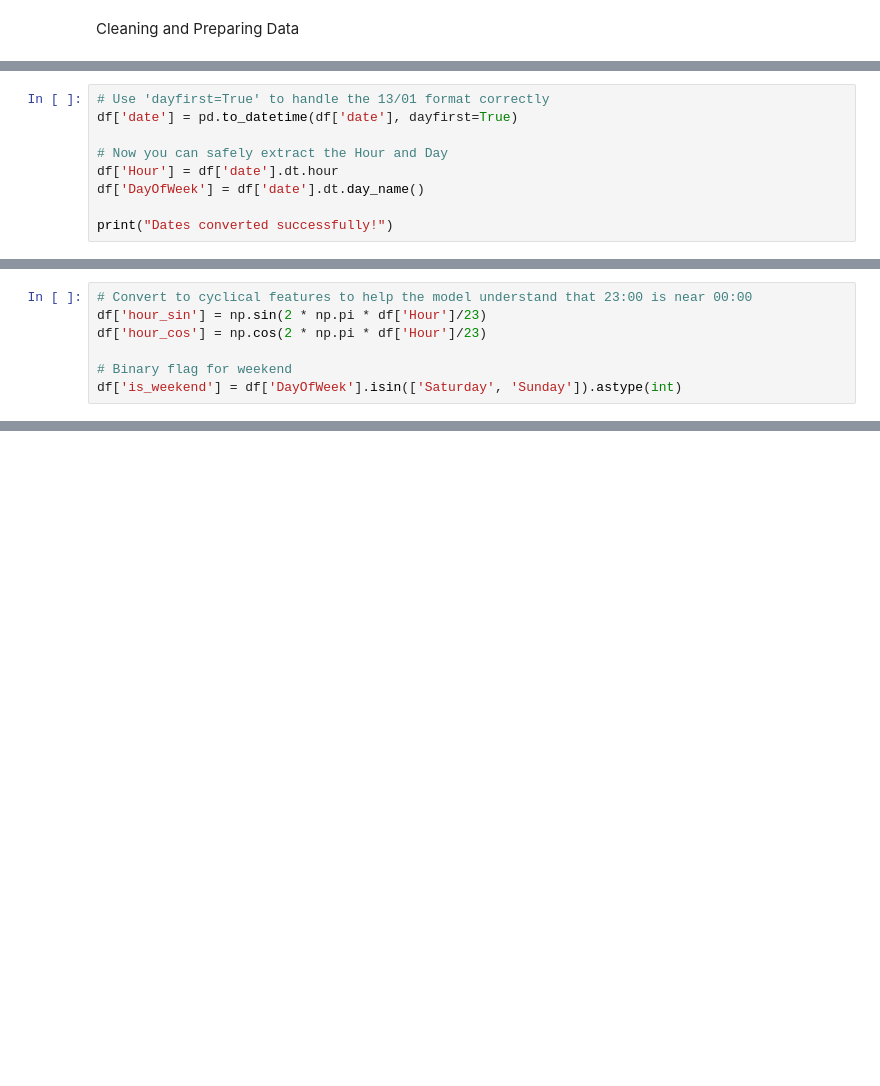
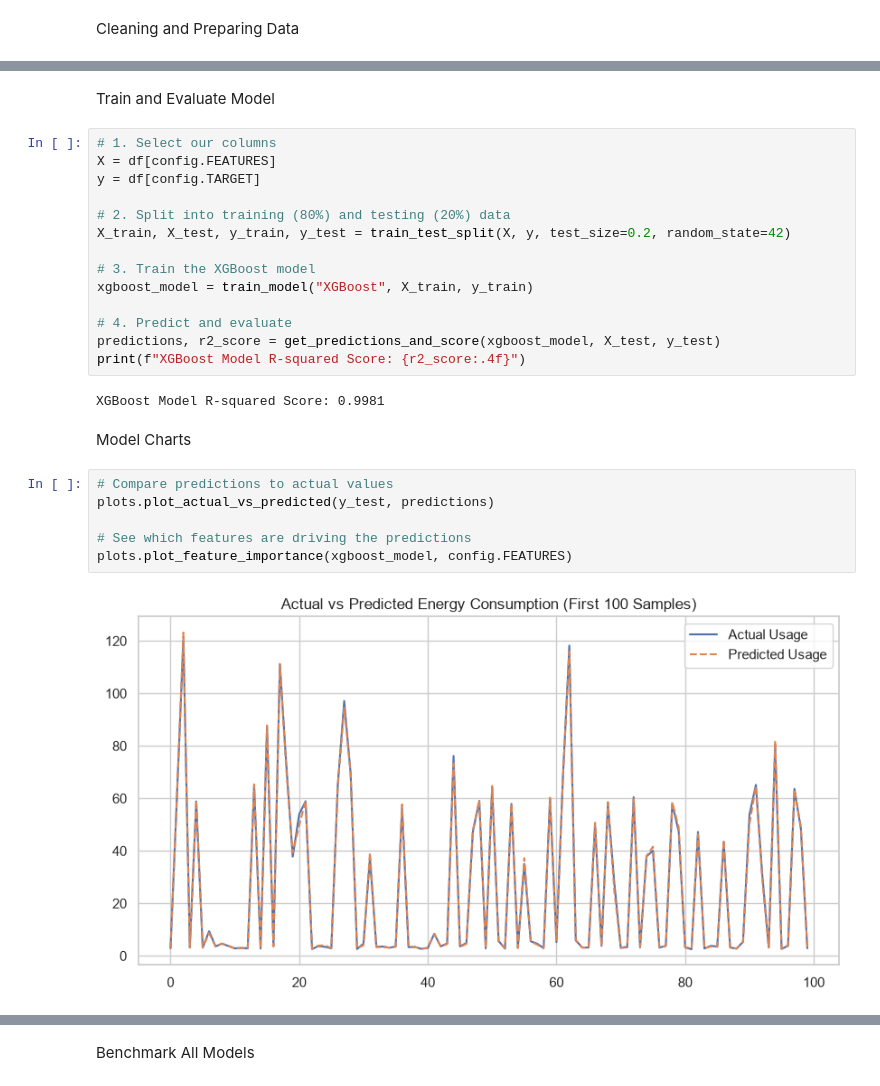
Before and after one commit to uroojey/steel-industry-energy-consumption-analysis, a Jupyter notebook: notebooks/explore.ipynb, the cells around one changed output, grey strips where cells are left out. Drawn from its saved outputs; the diff is of its cells as text; blank space fills up the shorter version.

```diff
--- a/notebooks/explore.ipynb
+++ b/notebooks/explore.ipynb
@@ -43,9 +34,0 @@ plt.show()
-# %%
-# Use 'dayfirst=True' to handle the 13/01 format correctly
-df['date'] = pd.to_datetime(df['date'], dayfirst=True)
-
-# Now you can safely extract the Hour and Day
-df['Hour'] = df['date'].dt.hour
-df['DayOfWeek'] = df['date'].dt.day_name()
-
-print("Dates converted successfully!")
@@ -71,7 +34,0 @@ plt.show()
-# %%
-# Convert to cyclical features to help the model understand that 23:00 is near 00:00
-df['hour_sin'] = np.sin(2 * np.pi * df['Hour']/23)
-df['hour_cos'] = np.cos(2 * np.pi * df['Hour']/23)
-
-# Binary flag for weekend
-df['is_weekend'] = df['DayOfWeek'].isin(['Saturday', 'Sunday']).astype(int)
@@ -167,0 +46,28 @@ plt.show()
+# %% [markdown]
+Train and Evaluate Model
+# %%
+# 1. Select our columns
+X = df[config.FEATURES]
+y = df[config.TARGET]
+
+# 2. Split into training (80%) and testing (20%) data
+X_train, X_test, y_train, y_test = train_test_split(X, y, test_size=0.2, random_state=42)
+
+# 3. Train the XGBoost model
+xgboost_model = train_model("XGBoost", X_train, y_train)
+
+# 4. Predict and evaluate
+predictions, r2_score = get_predictions_and_score(xgboost_model, X_test, y_test)
+print(f"XGBoost Model R-squared Score: {r2_score:.4f}")
+# %% [output]
+XGBoost Model R-squared Score: 0.9981
+# %% [markdown]
+Model Charts
+# %%
+# Compare predictions to actual values
+plots.plot_actual_vs_predicted(y_test, predictions)
+
+# See which features are driving the predictions
+plots.plot_feature_importance(xgboost_model, config.FEATURES)
+# %% [output]
+[figure, added]
@@ -168 +75,3 @@ plt.show()
+# %% [markdown]
+Benchmark All Models
 # %%
```
Also changed, not shown: parts of 20 cells of this notebook, 5 other files.
